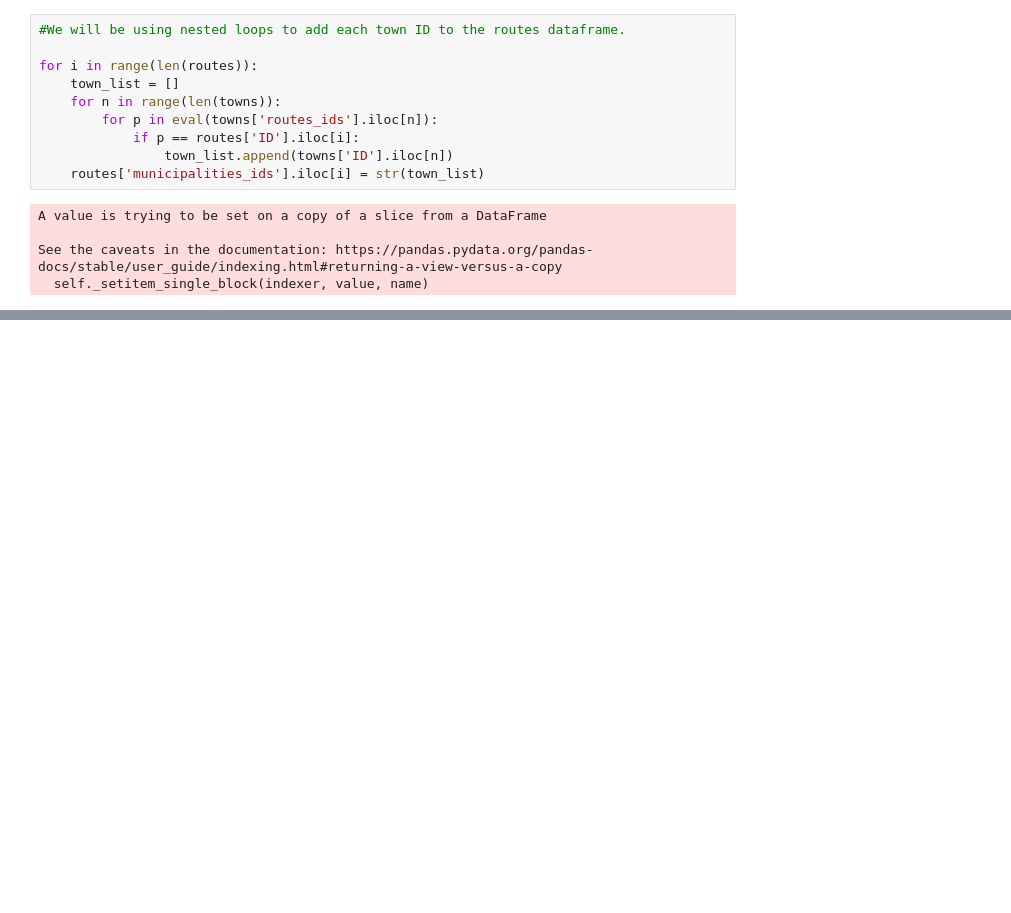
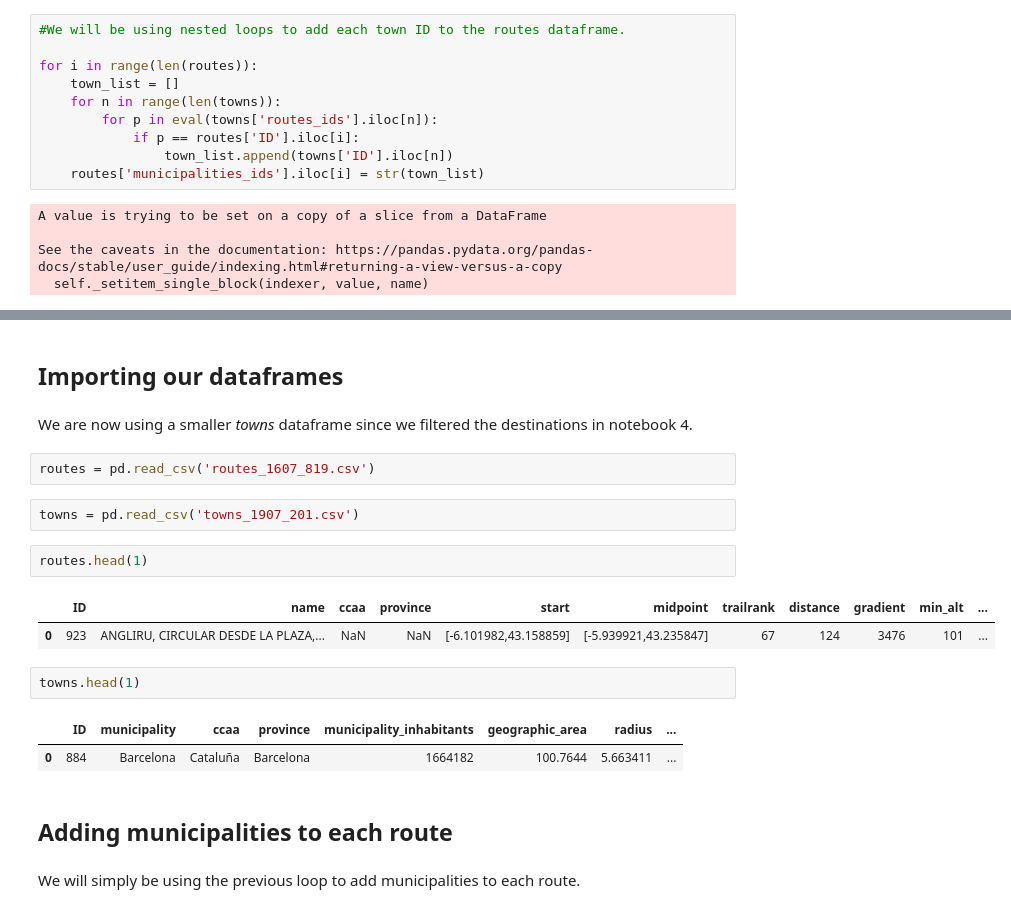
Before and after one commit to on2wheels-es/data, a Jupyter notebook: 2. Assigning route names.ipynb, the cells around one changed output, grey strips where cells are left out. Saved outputs shown, nothing was run; the diff lists cells and outputs as text; blank space fills up the shorter version.

Commit message:
Began function to create new route names.

```diff
--- a/2. Assigning route names.ipynb
+++ b/2. Assigning route names.ipynb
@@ -67,0 +78,22 @@ towns.head()
+# %% [markdown]
+## Importing our dataframes
+# %% [markdown]
+We are now using a smaller *towns* dataframe since we filtered the destinations in notebook 4.
+# %%
+routes = pd.read_csv('routes_1607_819.csv')
+# %%
+towns = pd.read_csv('towns_1907_201.csv')
+# %%
+routes.head(1)
+# %% [output]
+|  | ID | name | ccaa | province | start | midpoint | trailrank | distance | gradient | min_alt | ... |
+| 0 | 923 | ANGLIRU, CIRCULAR DESDE LA PLAZA,... | NaN | NaN | [-6.101982,43.158859] | [-5.939921,43.235847] | 67 | 124 | 3476 | 101 | ... |
+# %%
+towns.head(1)
+# %% [output]
+|  | ID | municipality | ccaa | province | municipality_inhabitants | geographic_area | radius | ... |
+| 0 | 884 | Barcelona | Cataluña | Barcelona | 1664182 | 100.7644 | 5.663411 | ... |
+# %% [markdown]
+## Adding municipalities to each route
+# %% [markdown]
+We will simply be using the previous loop to add municipalities to each route.
```
Also changed, not shown: parts of 9 cells of this notebook, 1 other file.
